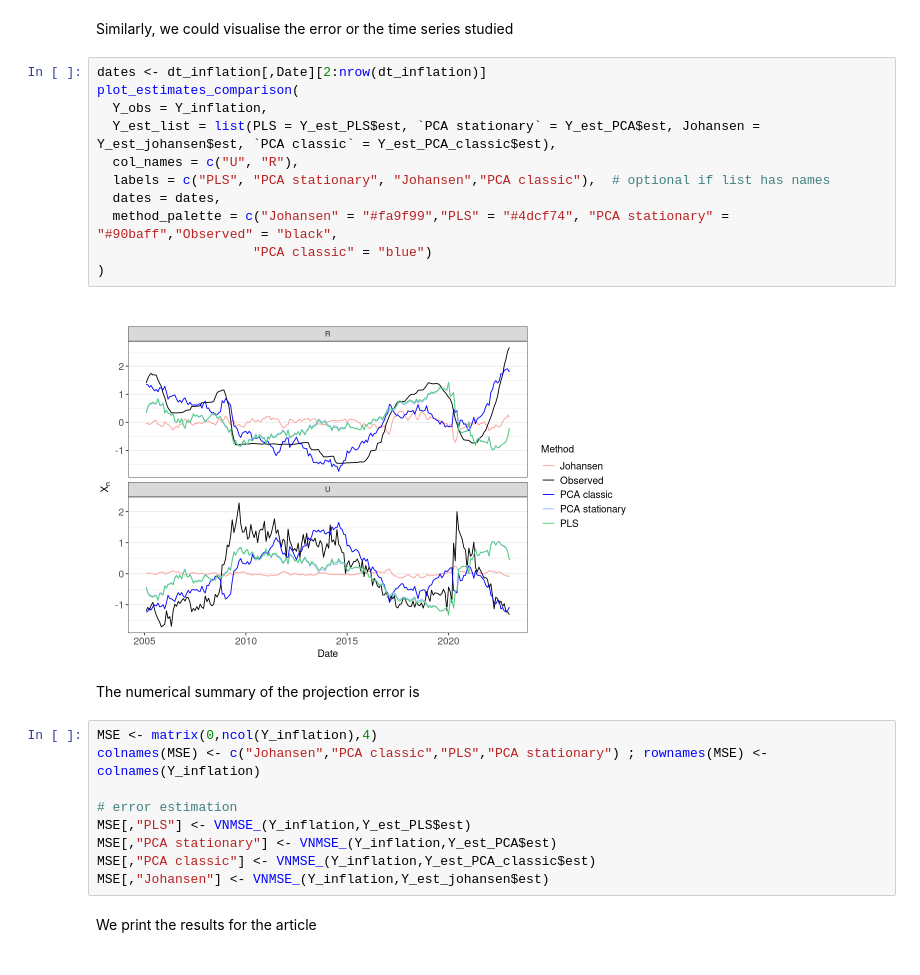
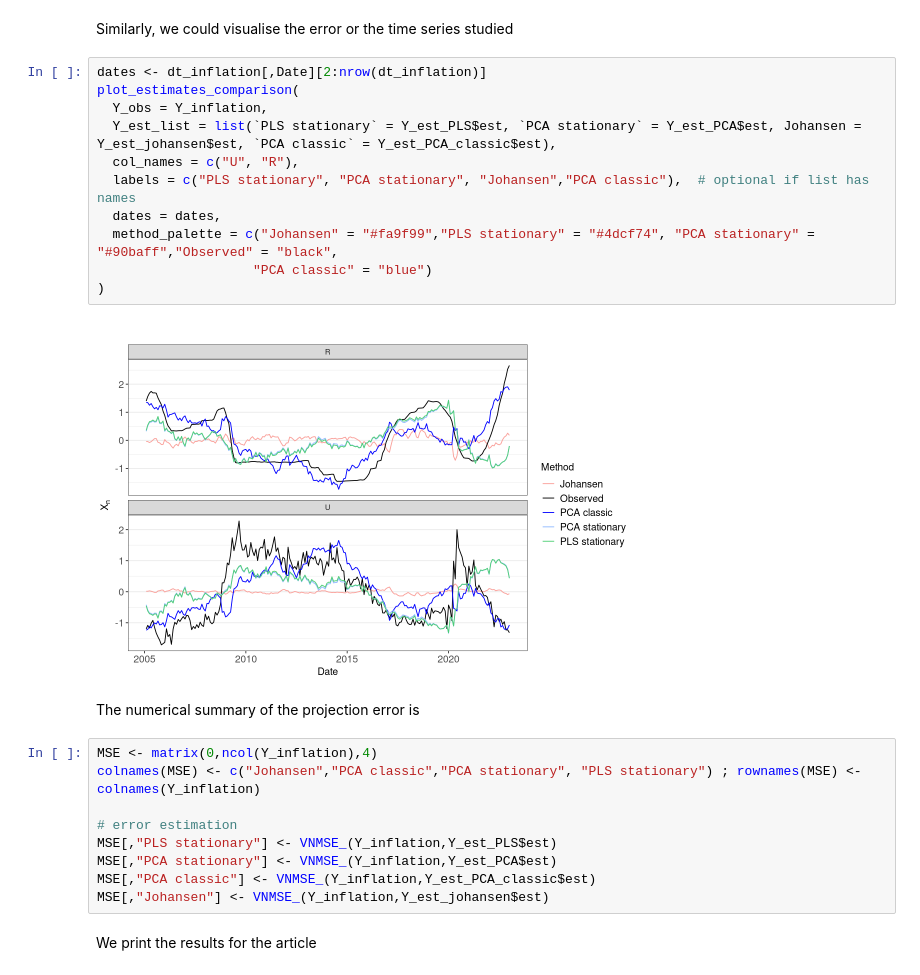
Before and after one commit to robervz22/ts_stable_space, a Jupyter notebook: notebooks/analysis_inflation.ipynb, the cells around one changed output. Saved outputs shown, nothing was run; the diff lists cells and outputs as text.

```diff
--- a/notebooks/analysis_inflation.ipynb
+++ b/notebooks/analysis_inflation.ipynb
@@ -139,24 +160,24 @@ Similarly, we could visualise the error or the time series studied
 # %%
 dates <- dt_inflation[,Date][2:nrow(dt_inflation)]
 plot_estimates_comparison(
   Y_obs = Y_inflation,
-  Y_est_list = list(PLS = Y_est_PLS$est, `PCA stationary` = Y_est_PCA$est, Johansen = Y_est_johansen$est, `PCA classic` = Y_est_PCA_classic$est),
+  Y_est_list = list(`PLS stationary` = Y_est_PLS$est, `PCA stationary` = Y_est_PCA$est, Johansen = Y_est_johansen$est, `PCA classic` = Y_est_PCA_classic$est),
   col_names = c("U", "R"),
-  labels = c("PLS", "PCA stationary", "Johansen","PCA classic"),  # optional if list has names
+  labels = c("PLS stationary", "PCA stationary", "Johansen","PCA classic"),  # optional if list has names
   dates = dates,
-  method_palette = c("Johansen" = "#fa9f99","PLS" = "#4dcf74", "PCA stationary" = "#90baff","Observed" = "black",
+  method_palette = c("Johansen" = "#fa9f99","PLS stationary" = "#4dcf74", "PCA stationary" = "#90baff","Observed" = "black",
                     "PCA classic" = "blue")
 )
 # %% [output]
-[figure, old version]
+[figure, new version]
 # %% [markdown]
 The numerical summary of the projection error is
 # %%
 MSE <- matrix(0,ncol(Y_inflation),4)
-colnames(MSE) <- c("Johansen","PCA classic","PLS","PCA stationary") ; rownames(MSE) <- colnames(Y_inflation)
+colnames(MSE) <- c("Johansen","PCA classic","PCA stationary", "PLS stationary") ; rownames(MSE) <- colnames(Y_inflation)
 
 # error estimation
-MSE[,"PLS"] <- VNMSE_(Y_inflation,Y_est_PLS$est)
+MSE[,"PLS stationary"] <- VNMSE_(Y_inflation,Y_est_PLS$est)
 MSE[,"PCA stationary"] <- VNMSE_(Y_inflation,Y_est_PCA$est)
 MSE[,"PCA classic"] <- VNMSE_(Y_inflation,Y_est_PCA_classic$est)
 MSE[,"Johansen"] <- VNMSE_(Y_inflation,Y_est_johansen$est)
```
Also changed, not shown: parts of 7 cells of this notebook, 4 other files.
